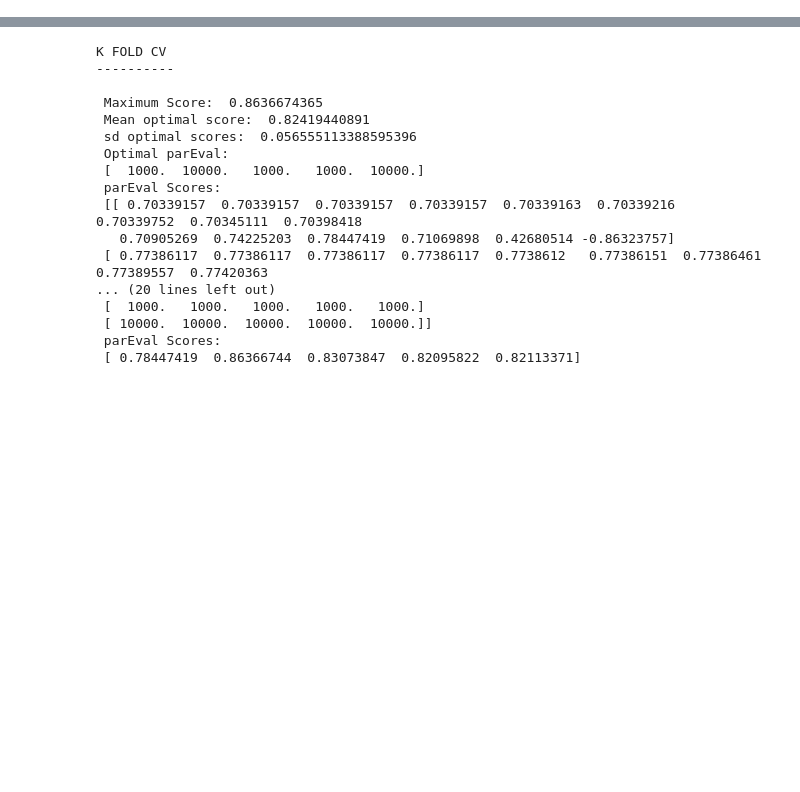
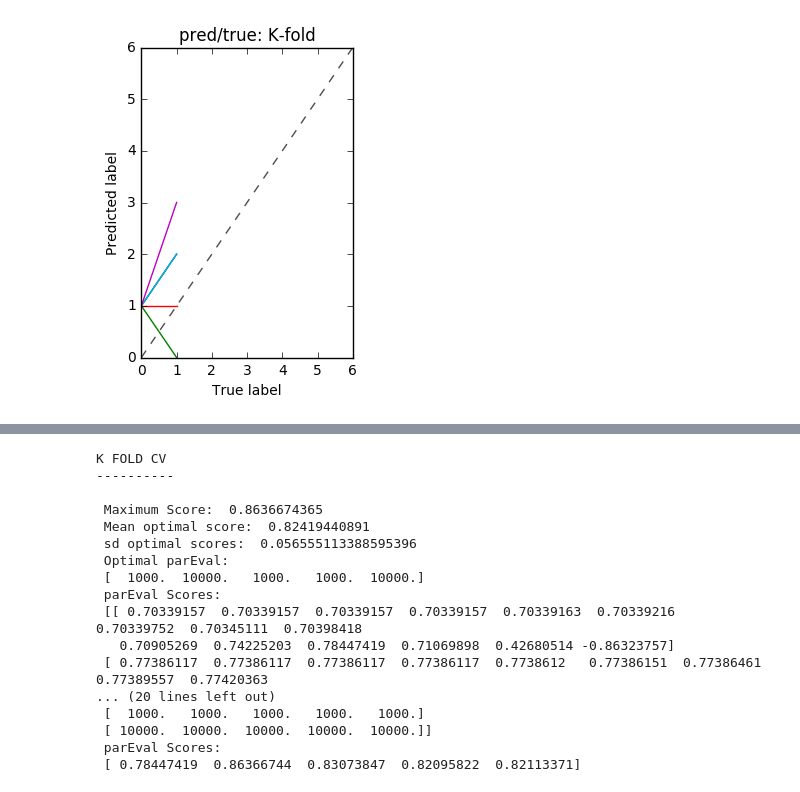
Before and after one commit to jdcla/prompred_outdated, a Jupyter notebook: nb_prompred.ipynb, the cells around one changed output, grey strips where cells are left out. Saved outputs shown, nothing was run; the diff lists cells and outputs as text; code cells hidden in the pictures; blank space fills up the shorter version.

```diff
--- a/nb_prompred.ipynb
+++ b/nb_prompred.ipynb
@@ -611,0 +26,12 @@ np.set_printoptions(threshold=np.nan)
+# %%
+fig = plt.subplot(121)
+
+plt.plot([0,6],[0,6], ls="--", c=".3")
+plt.plot([0,1],[1,2])
+for i in range(4):
+    plt.title("pred/true: K-fold")
+    plt.plot([0,1],[1,i])
+    plt.xlabel("True label")
+    plt.ylabel("Predicted label")
+# %% [output]
+[figure, added]
```
Also changed, not shown: parts of 22 cells of this notebook, 24 other files.
